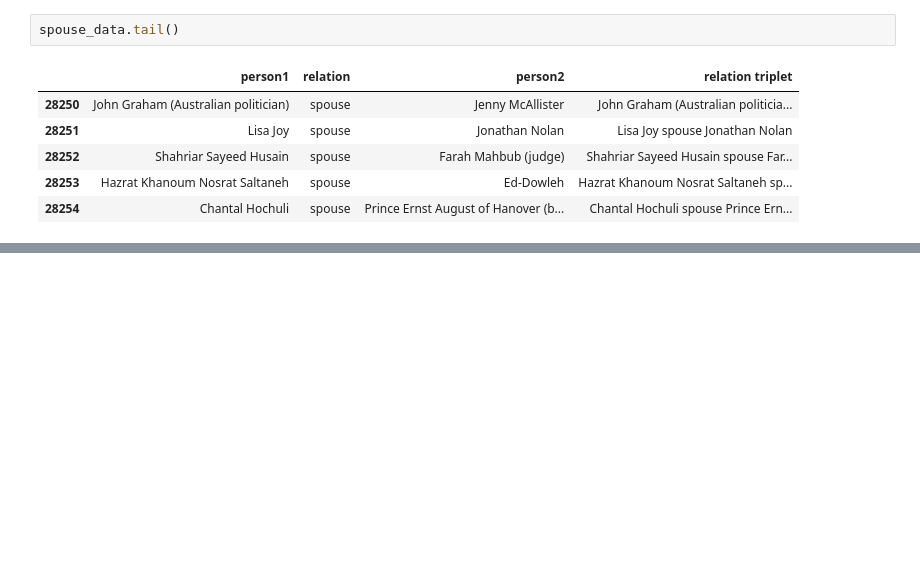
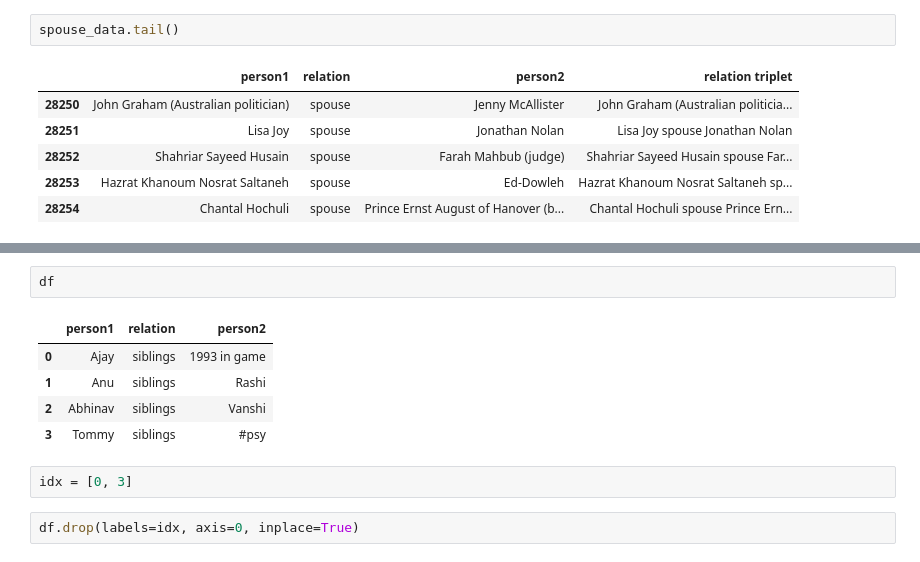
Before and after one commit to kotiyalanurag/EXPLAINABLE-AI, a Jupyter notebook: Data Cleaner.ipynb, the cells around one changed output, grey strips where cells are left out. Drawn from its saved outputs; the diff is of its cells as text; blank space fills up the shorter version.

```diff
--- a/Data Cleaner.ipynb
+++ b/Data Cleaner.ipynb
@@ -409,0 +515,12 @@ spouse_data.tail()
+# %%
+df
+# %% [output]
+|  | person1 | relation | person2 |
+| 0 | Ajay | siblings | 1993 in game |
+| 1 | Anu | siblings | Rashi |
+| 2 | Abhinav | siblings | Vanshi |
+| 3 | Tommy | siblings | #psy |
+# %%
+idx = [0, 3]
+# %%
+df.drop(labels=idx, axis=0, inplace=True)
```
Also changed, not shown: parts of 15 cells of this notebook.
